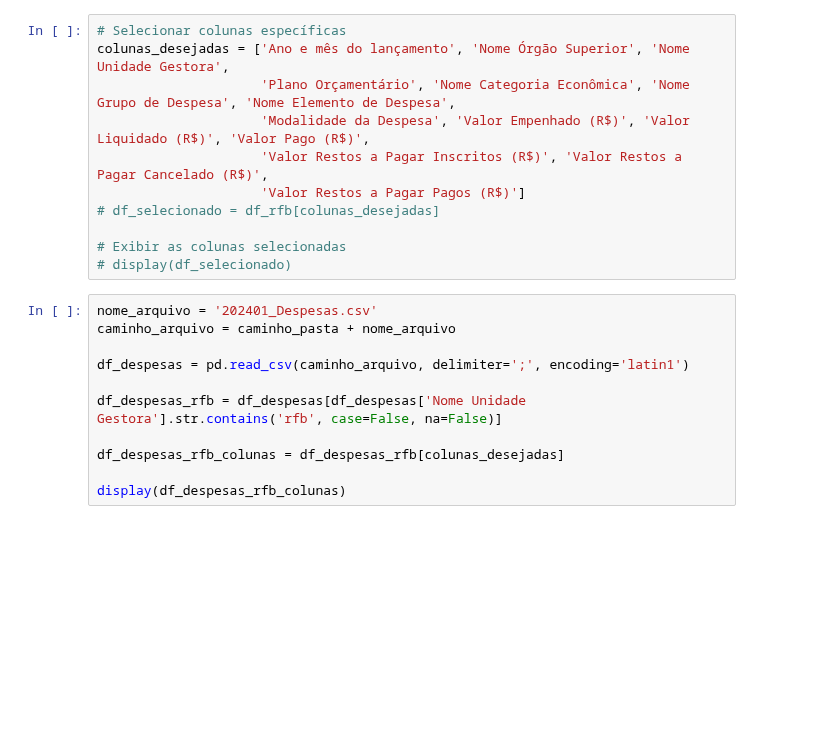
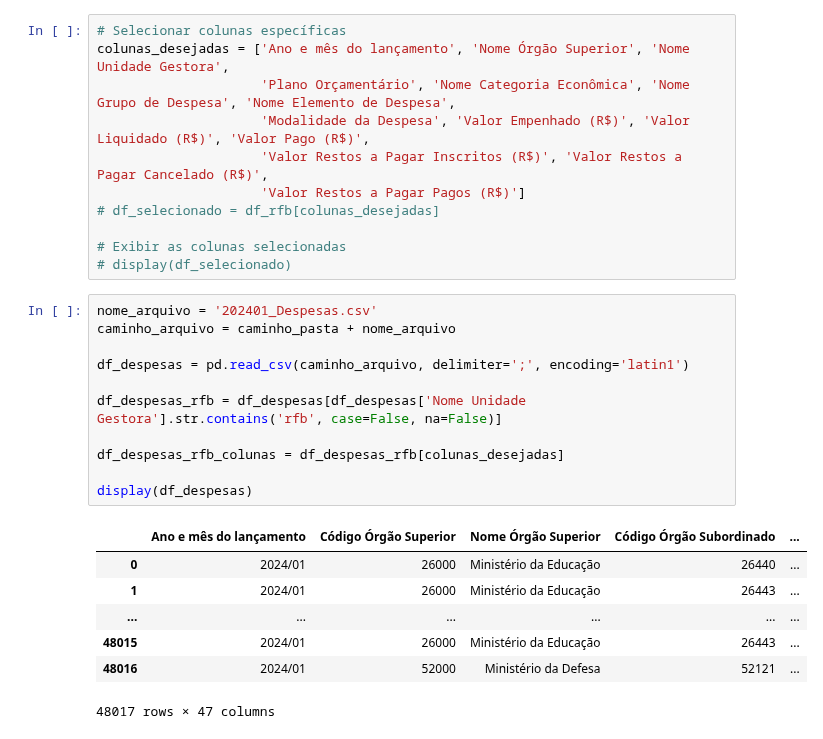
Before and after one commit to ReceitaFederal/ProgramaEstagio, a Jupyter notebook: src/python/despesas_publicas.ipynb, the cells around one changed output. Cells and saved outputs as stored; diff of their text form; blank space fills up the shorter version.

```diff
--- a/src/python/despesas_publicas.ipynb
+++ b/src/python/despesas_publicas.ipynb
@@ -22,11 +22,19 @@ colunas_desejadas = ['Ano e mês do lançamento', 'Nome Órgão Superior', 'Nome
 # %%
 nome_arquivo = '202401_Despesas.csv'
 caminho_arquivo = caminho_pasta + nome_arquivo
 
 df_despesas = pd.read_csv(caminho_arquivo, delimiter=';', encoding='latin1')
 
 df_despesas_rfb = df_despesas[df_despesas['Nome Unidade Gestora'].str.contains('rfb', case=False, na=False)]
 
 df_despesas_rfb_colunas = df_despesas_rfb[colunas_desejadas]
 
-display(df_despesas_rfb_colunas)
+display(df_despesas)
+# %% [output]
+|  | Ano e mês do lançamento | Código Órgão Superior | Nome Órgão Superior | Código Órgão Subordinado | ... |
+| 0 | 2024/01 | 26000 | Ministério da Educação | 26440 | ... |
+| 1 | 2024/01 | 26000 | Ministério da Educação | 26443 | ... |
+| ... | ... | ... | ... | ... | ... |
+| 48015 | 2024/01 | 26000 | Ministério da Educação | 26443 | ... |
+| 48016 | 2024/01 | 52000 | Ministério da Defesa | 52121 | ... |
+48017 rows × 47 columns
```
Also changed, not shown: parts of 6 cells of this notebook.
